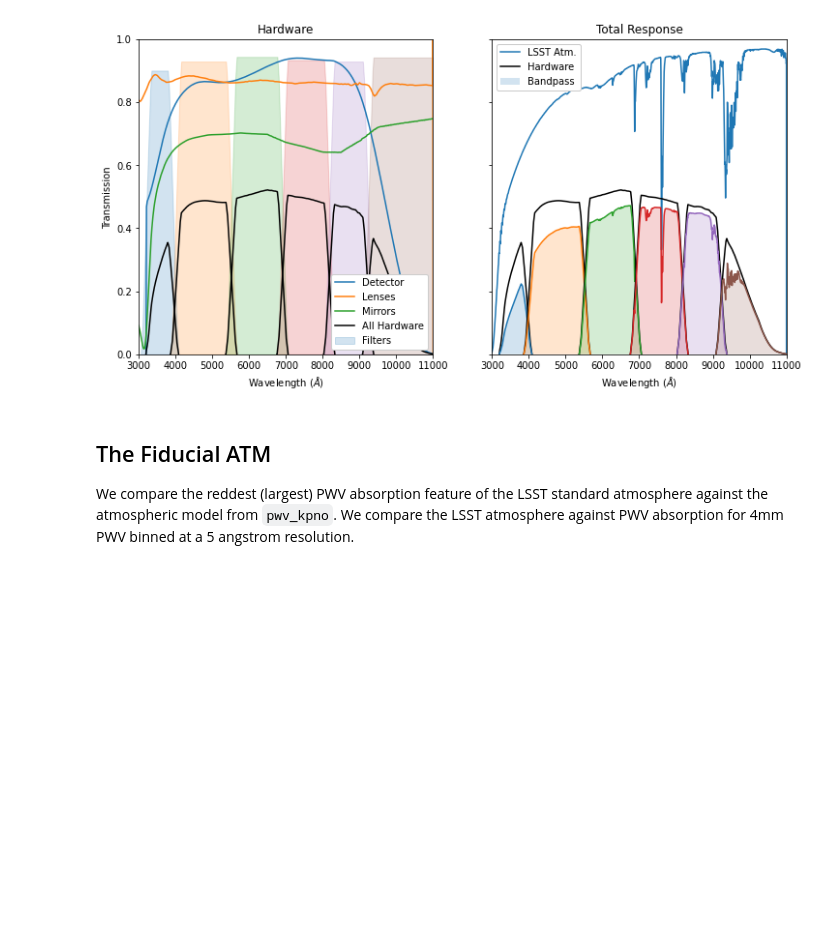
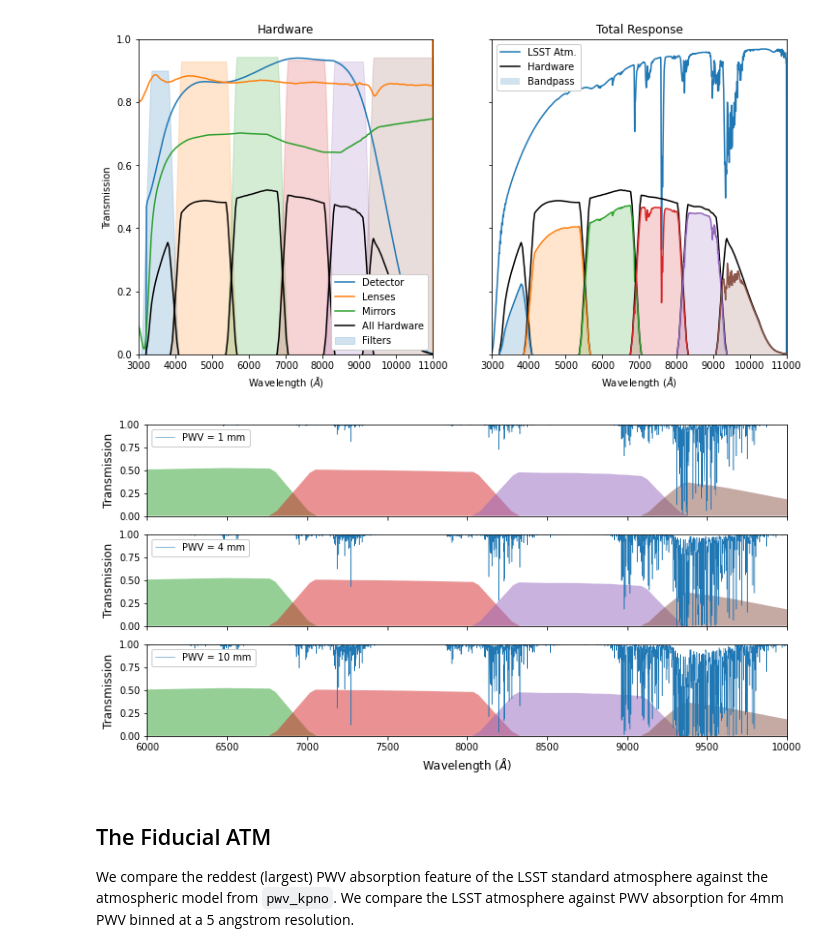
Before and after one commit to LSSTDESC/SN-PWV, a Jupyter notebook: notebooks/lsst_filters.ipynb, the cells around one changed output. Drawn from its saved outputs; the diff is of its cells as text; code cells hidden in the pictures; blank space fills up the shorter version.

Commit message:
Adds figure for demonstrating the scaling of PWV (#169)

```diff
--- a/notebooks/lsst_filters.ipynb
+++ b/notebooks/lsst_filters.ipynb
@@ -69,6 +69,36 @@ plt.savefig(fig_dir / 'filters_and_hardware.pdf')
 plt.show()
 # %% [output]
 [figure]
+# %%
+def plot_pwv_scaling():
+    """Plot the LSST filter throughputs overlaid with Atm. transmission for three different PWV values"""
+
+
+    fig, axes = plt.subplots(3, figsize=(12, 6), sharex=True, sharey=True)
+    axes[0].set_xlim(6_000, 10000)
+    axes[0].set_ylim(0, 1)
+
+    for band_letter in 'ugrizy':
+        hardware = sncosmo.get_bandpass(f'lsst_hardware_{band_letter}')
+        for i, axis in enumerate(axes):
+            axis.fill_between(hardware.wave, hardware.trans, alpha=.5)
+
+    wave = np.arange(*axes[0].get_xlim())
+    pwv_vals = [1, 4, 10]
+    for i, axis in enumerate(axes):
+        pwv = pwv_vals[i]
+        axis.plot(wave, v1_transmission(pwv, wave), linewidth=.5, label=f'PWV = {pwv} mm')
+
+        axis.legend(loc='upper left', framealpha=1)
+        axis.set_ylabel('Transmission', fontsize=12)
+
+    axes[-1].set_xlabel(r'Wavelength ($\AA$)', fontsize=12)
+# %%
+plot_pwv_scaling()
+plt.savefig(fig_dir / 'pwv_scaling.pdf')
+plt.show()
+# %% [output]
+[figure, added]
 # %% [markdown]
 ## The Fiducial ATM
 
```
